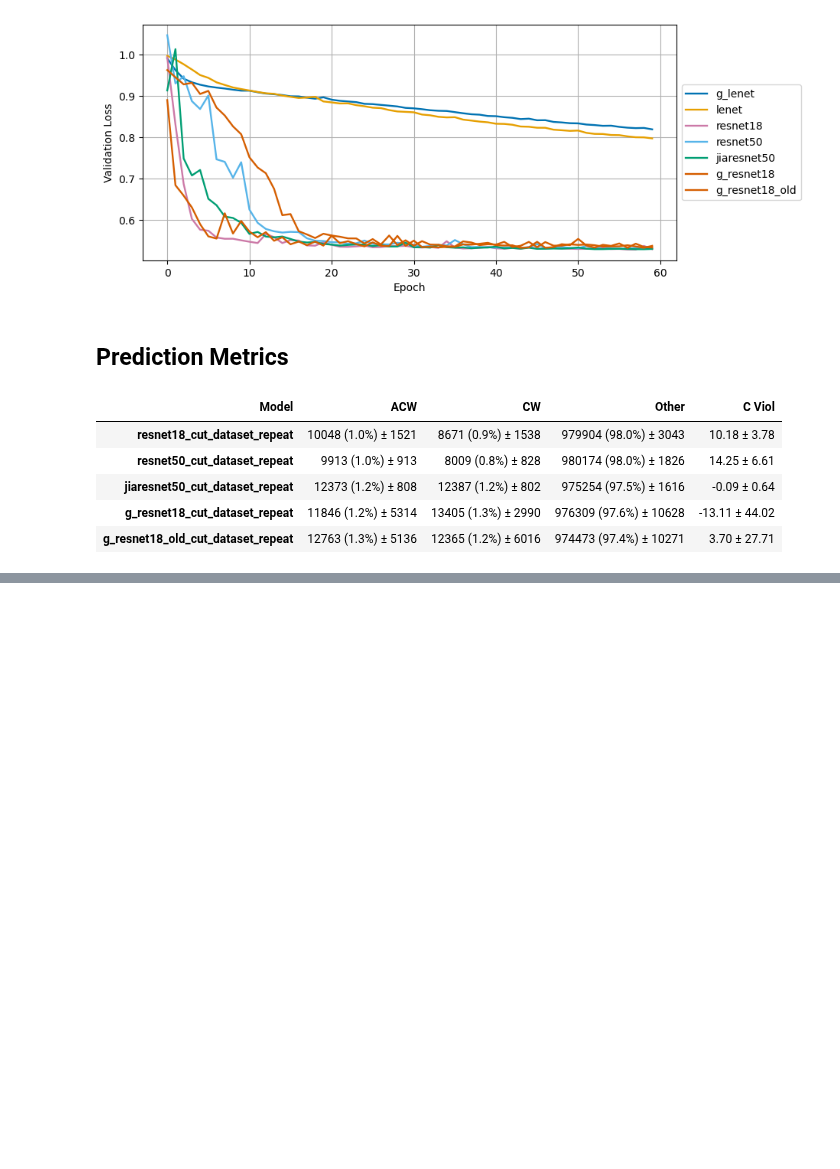
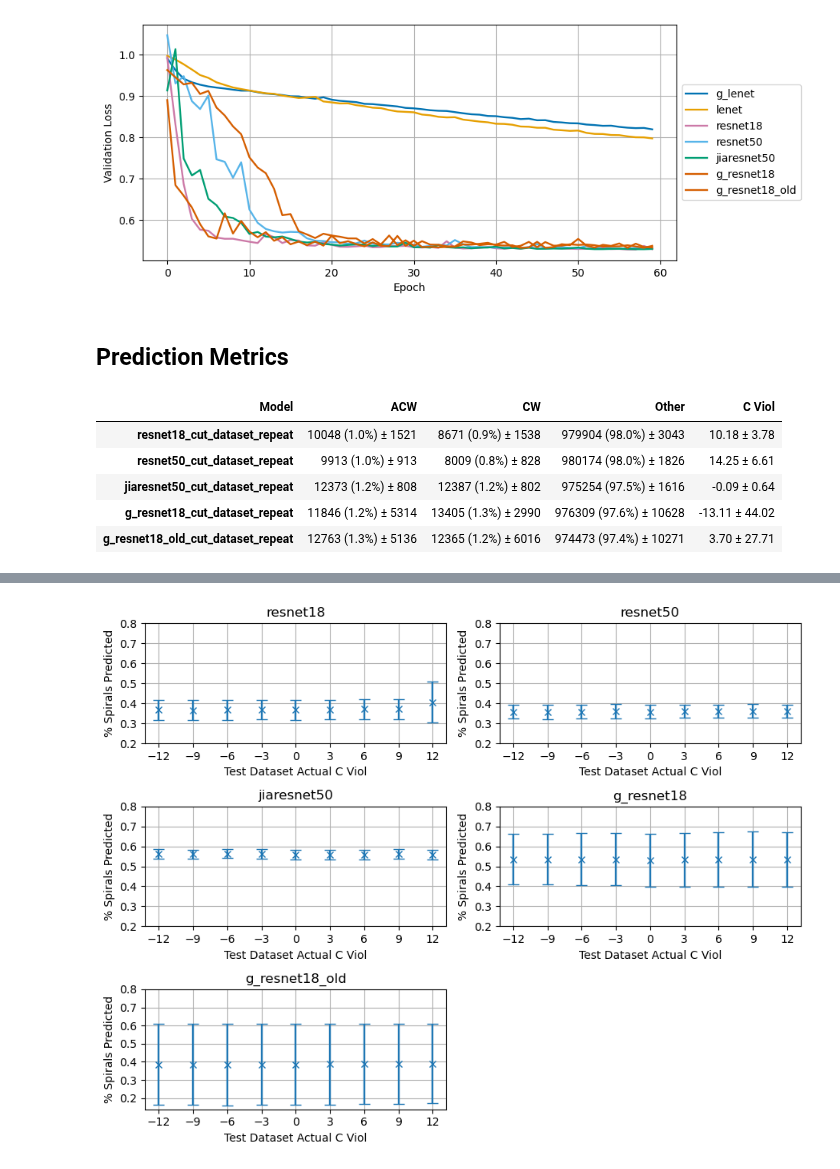
Before and after one commit to neil-power/mphys-galaxy, a Jupyter notebook: Code/model_metrics.ipynb, the cells around one changed output, grey strips where cells are left out. Drawn from its saved outputs; the diff is of its cells as text; code cells hidden in the pictures; blank space fills up the shorter version.

Commit message:
Added further chirality analysis

```diff
--- a/Code/model_metrics.ipynb
+++ b/Code/model_metrics.ipynb
@@ -161,0 +196,4 @@ plot_cviols(cviol_table,model_ids,chirality_list)
+# %%
+plot_spiral_nums(cviol_table,model_ids,chirality_list)
+# %% [output]
+[figure, added]
```
Also changed, not shown: parts of 6 cells of this notebook, 1 other file.
